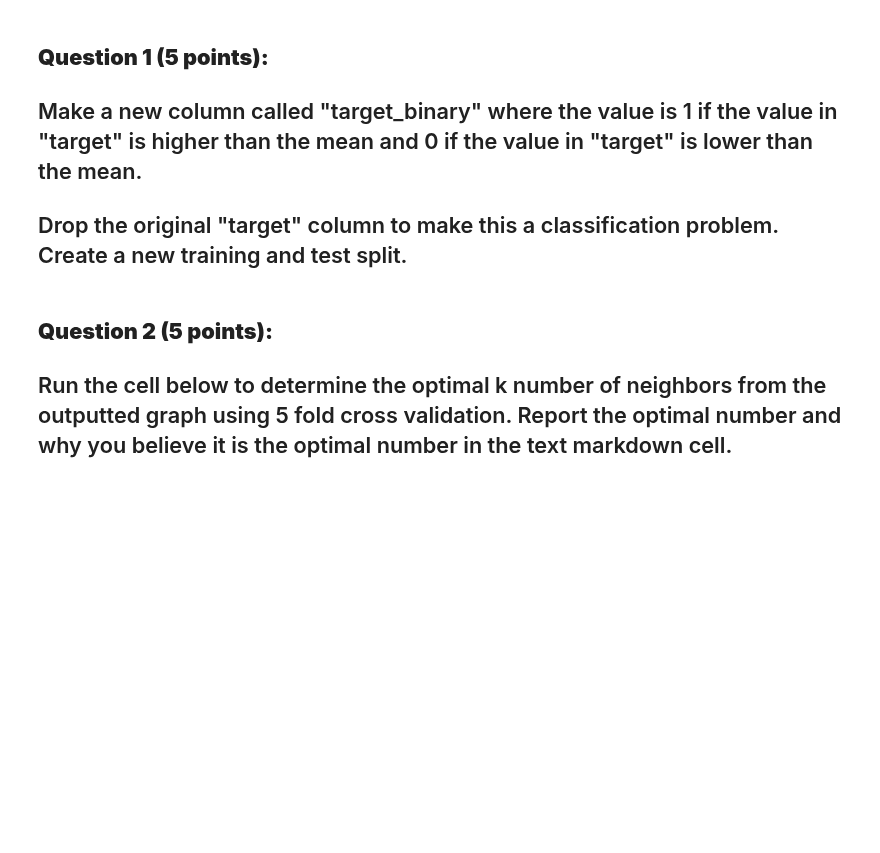
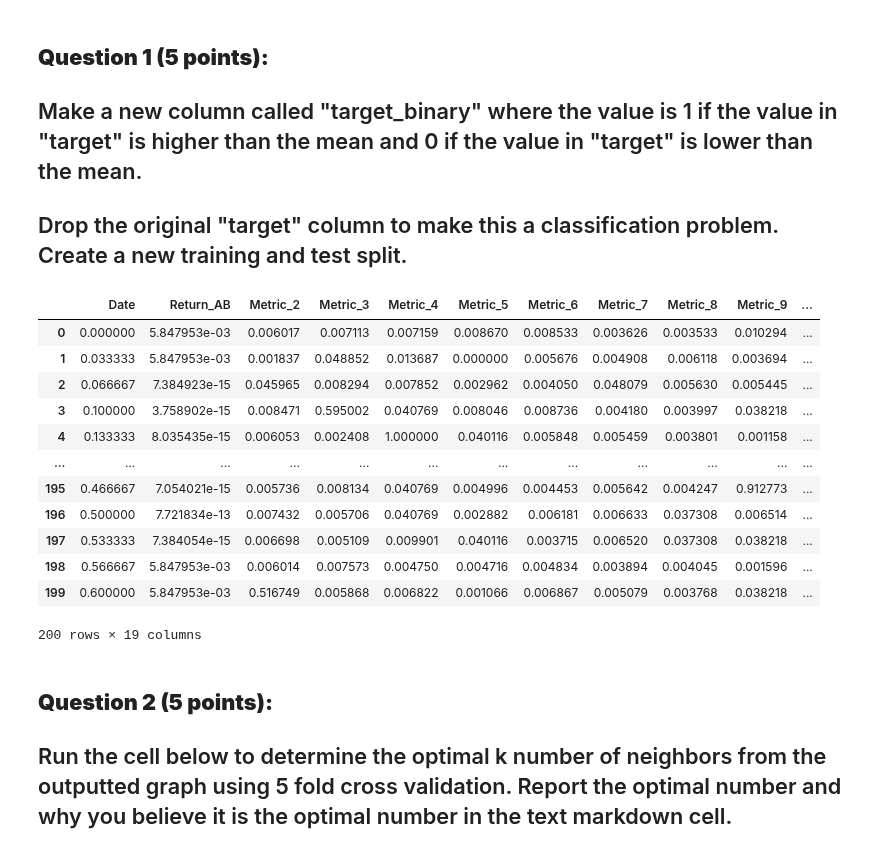
Before and after one commit to nicomontoya25/DS-3001, a Jupyter notebook: labs/Lab_2_Machine_Learning_Evaluation.ipynb, the cells around one changed output. Cells and saved outputs as stored; diff of their text form; code cells hidden in the pictures; blank space fills up the shorter version.

```diff
--- a/labs/Lab_2_Machine_Learning_Evaluation.ipynb
+++ b/labs/Lab_2_Machine_Learning_Evaluation.ipynb
@@ -417,0 +415,26 @@ In Part 3, you will reuse the dataframe you loaded in Part 2 and apply more robu
+# %%
+# Create binary target based on mean
+tar_mean = df['Target'].mean()
+bin_values = []
+for value in df['Target']:
+  if value > tar_mean:
+    bin_values.append(1)
+  else:
+    bin_values.append(0)
+df['tar_bin'] = bin_values
+df_new = df.drop(columns=['Target'])
+df_new
+# %% [output]
+|  | Date | Return_AB | Metric_2 | Metric_3 | Metric_4 | Metric_5 | Metric_6 | Metric_7 | Metric_8 | Metric_9 | ... |
+| 0 | 0.000000 | 5.847953e-03 | 0.006017 | 0.007113 | 0.007159 | 0.008670 | 0.008533 | 0.003626 | 0.003533 | 0.010294 | ... |
+| 1 | 0.033333 | 5.847953e-03 | 0.001837 | 0.048852 | 0.013687 | 0.000000 | 0.005676 | 0.004908 | 0.006118 | 0.003694 | ... |
+| 2 | 0.066667 | 7.384923e-15 | 0.045965 | 0.008294 | 0.007852 | 0.002962 | 0.004050 | 0.048079 | 0.005630 | 0.005445 | ... |
+| 3 | 0.100000 | 3.758902e-15 | 0.008471 | 0.595002 | 0.040769 | 0.008046 | 0.008736 | 0.004180 | 0.003997 | 0.038218 | ... |
+| 4 | 0.133333 | 8.035435e-15 | 0.006053 | 0.002408 | 1.000000 | 0.040116 | 0.005848 | 0.005459 | 0.003801 | 0.001158 | ... |
+| ... | ... | ... | ... | ... | ... | ... | ... | ... | ... | ... | ... |
+| 195 | 0.466667 | 7.054021e-15 | 0.005736 | 0.008134 | 0.040769 | 0.004996 | 0.004453 | 0.005642 | 0.004247 | 0.912773 | ... |
+| 196 | 0.500000 | 7.721834e-13 | 0.007432 | 0.005706 | 0.040769 | 0.002882 | 0.006181 | 0.006633 | 0.037308 | 0.006514 | ... |
+| 197 | 0.533333 | 7.384054e-15 | 0.006698 | 0.005109 | 0.009901 | 0.040116 | 0.003715 | 0.006520 | 0.037308 | 0.038218 | ... |
+| 198 | 0.566667 | 5.847953e-03 | 0.006014 | 0.007573 | 0.004750 | 0.004716 | 0.004834 | 0.003894 | 0.004045 | 0.001596 | ... |
+| 199 | 0.600000 | 5.847953e-03 | 0.516749 | 0.005868 | 0.006822 | 0.001066 | 0.006867 | 0.005079 | 0.003768 | 0.038218 | ... |
+200 rows × 19 columns
```
Also changed, not shown: parts of 13 cells of this notebook.
